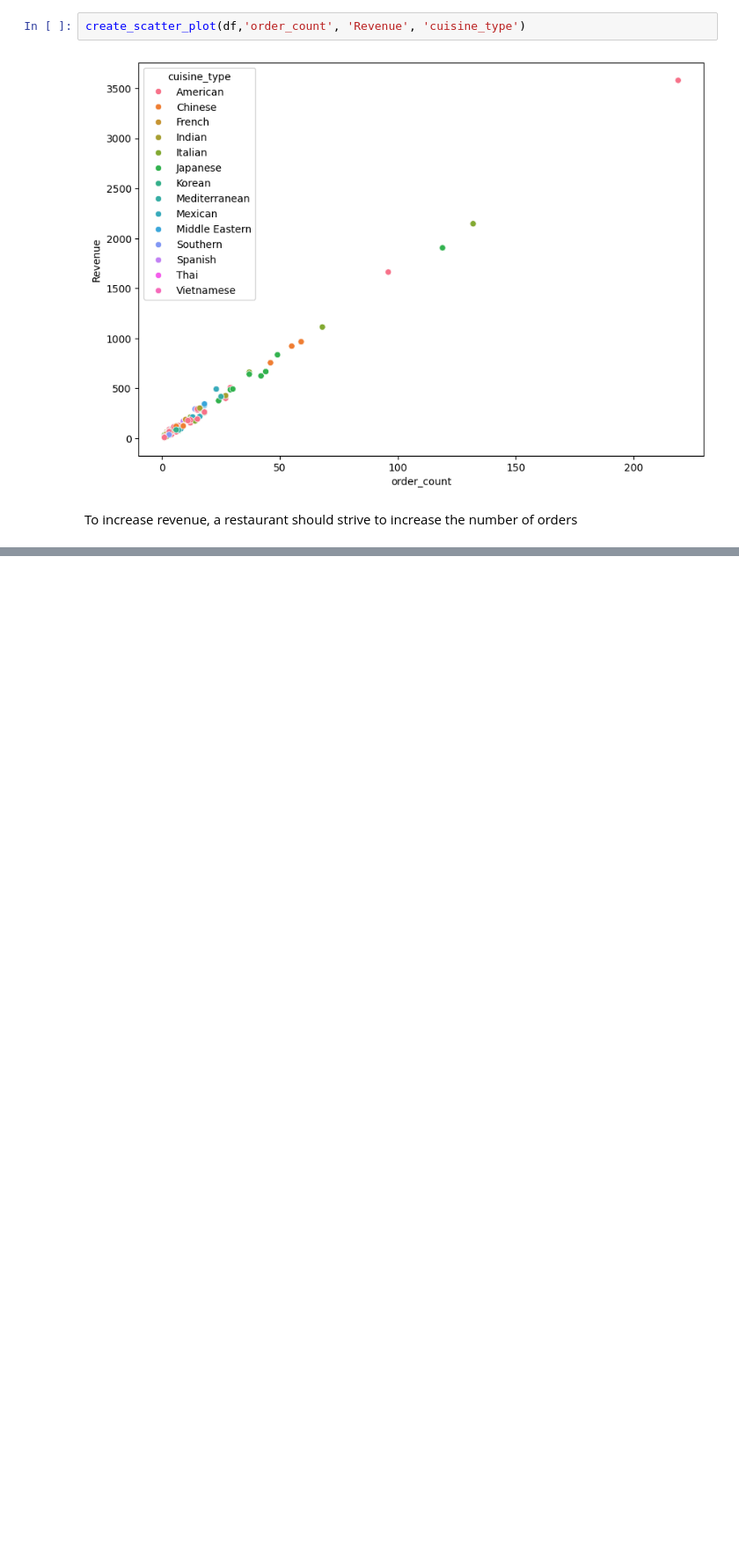
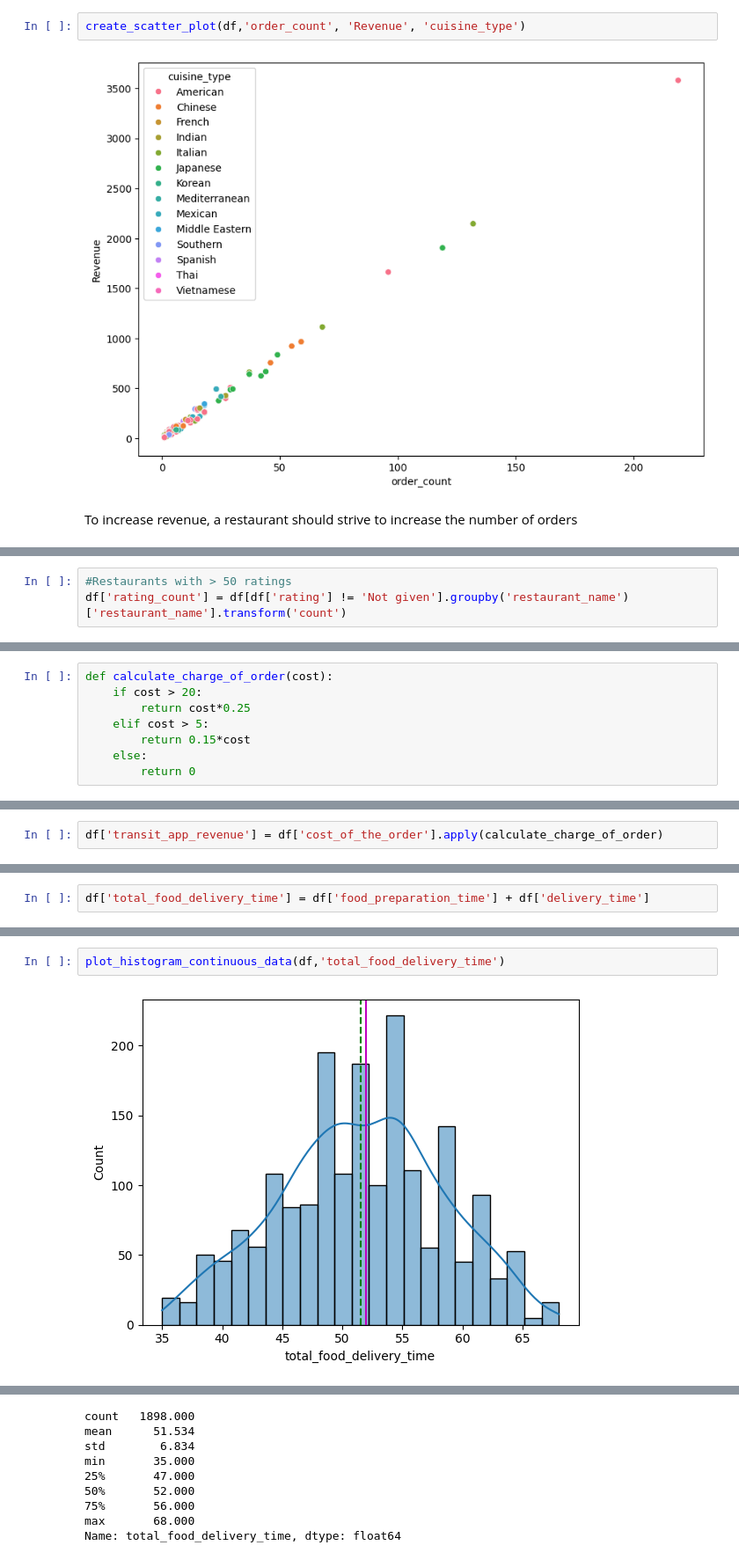
Before and after one commit to chemkemeimyers/PythonProjects, a Jupyter notebook: Refresh/Data_Exploration/FoodDataSetExploration.ipynb, the cells around one changed output, grey strips where cells are left out. Shown at 88% size. Cells and saved outputs as stored; diff of their text form; blank space fills up the shorter version.

```diff
--- a/Refresh/Data_Exploration/FoodDataSetExploration.ipynb
+++ b/Refresh/Data_Exploration/FoodDataSetExploration.ipynb
@@ -470,0 +505,3 @@ To increase revenue, a restaurant should strive to increase the number of orders
+# %%
+#Restaurants with > 50 ratings
+df['rating_count'] = df[df['rating'] != 'Not given'].groupby('restaurant_name')['restaurant_name'].transform('count')
@@ -470,0 +653,8 @@ To increase revenue, a restaurant should strive to increase the number of orders
+# %%
+def calculate_charge_of_order(cost):
+    if cost > 20:
+        return cost*0.25
+    elif cost > 5:
+        return 0.15*cost
+    else:
+        return 0
@@ -470,0 +673,2 @@ To increase revenue, a restaurant should strive to increase the number of orders
+# %%
+df['transit_app_revenue'] = df['cost_of_the_order'].apply(calculate_charge_of_order)
@@ -470,0 +698,2 @@ To increase revenue, a restaurant should strive to increase the number of orders
+# %%
+df['total_food_delivery_time'] = df['food_preparation_time'] + df['delivery_time']
@@ -470,0 +709,4 @@ To increase revenue, a restaurant should strive to increase the number of orders
+# %%
+plot_histogram_continuous_data(df,'total_food_delivery_time')
+# %% [output]
+[figure, added]
@@ -470,0 +714,9 @@ To increase revenue, a restaurant should strive to increase the number of orders
+count   1898.000
+mean      51.534
+std        6.834
+min       35.000
+25%       47.000
+50%       52.000
+75%       56.000
+max       68.000
+Name: total_food_delivery_time, dtype: float64
```
Also changed, not shown: parts of 35 cells of this notebook.
